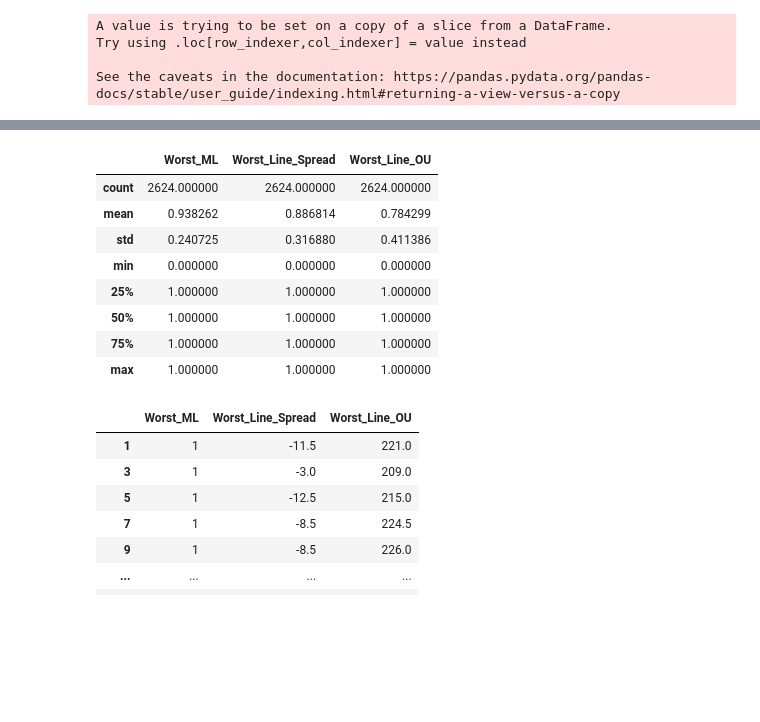
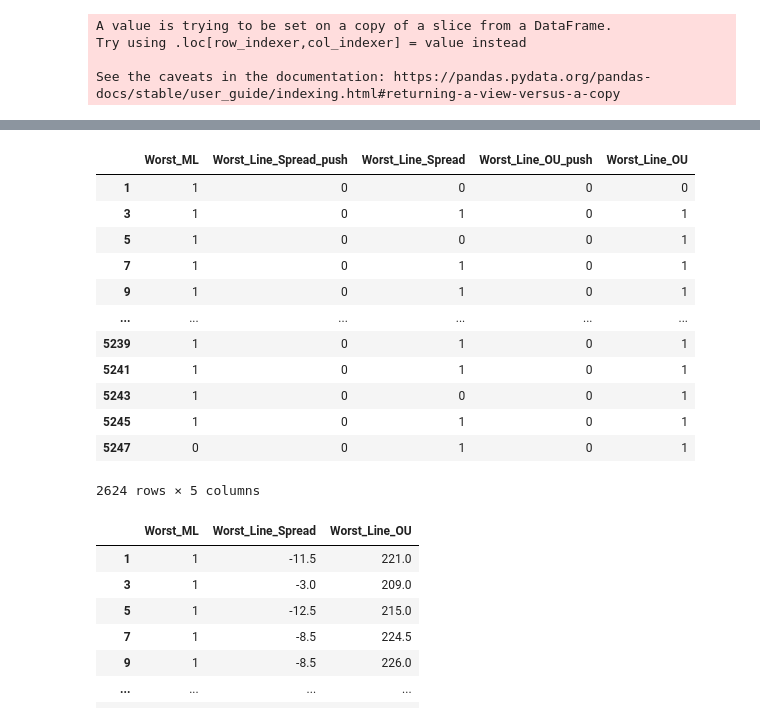
Before and after one commit to kyle-rgb/NBA_Sportsbook_Project, a Jupyter notebook: notebooks/Model_Stage.ipynb, the cells around one changed output, grey strips where cells are left out. Drawn from its saved outputs; the diff is of its cells as text; code cells hidden in the pictures; blank space fills up the shorter version.

Commit message:
Updated README.md and Added Code for Model Evaluation For Each Metric Across All Books

```diff
--- a/notebooks/Model_Stage.ipynb
+++ b/notebooks/Model_Stage.ipynb
@@ -899,6 +901,8 @@ model_markets = model_markets.rename(columns={f"{point_estimate}_ML_x": f"{point
 
 market_cols = ["Bovada", "Heritage", "Betonline", "Pinnacle", "Open", "Average", "Best", "Worst"]
 markets_regex = re.compile("|".join([x for x in market_cols]))
+summary_matrix = pd.DataFrame()
+i = 0
 for book in market_cols:
     # Grab lines of Given Market
     book_projections = df_w_models_fixed.query("home_team_bin == 1").loc[:, [book + x for x in ["_ML", "_Line_Spread", "_Line_OU"]]]
@@ -914,20 +918,39 @@ for book in market_cols:
         if "_ML" not in market_metric: # Spread and Total
             my_pick = (my_projections[markets_regex.sub(point_estimate, market_metric)] < book_projections[market_metric]).astype("int32")
             reality = (ground_truth[markets_regex.sub("", market_metric)] < book_projections[market_metric]).astype("int32")
-            #market_decision_matrix[f"{market_metric}_push"] = (ground_truth[markets_regex.sub("", market_metric)] == book_projections[market_metric]).astype("int32")
+            # Handle Pushes
+            push_check = (ground_truth[markets_regex.sub("", market_metric)] == book_projections[market_metric]).astype("int32")
+            # Aggregate to Get Wins, Losses and Pushes
         else:
             my_pick = my_projections[markets_regex.sub(point_estimate, market_metric)] == book_projections[market_metric].astype("int32")
             reality = ground_truth[markets_regex.sub("", market_metric)] == book_projections[market_metric].astype("int32")
-        market_decision_matrix[market_metric] = (my_pick == reality).astype("int32")
-        # From This Binary Matrix I would Like to get back a dataframe with (wins, losses, pushes), winning percentages and come up with a system to input a unit amount and get back a winning/losing amount
 
-        # Use matrix to aggregate record for all metrics with an account for pushes :: (wins, losses, push)
+        conditions_list = [((push_check == 0) & (my_pick == reality)), ((push_check == 0) & (my_pick != reality)), (push_check == 1)]
+        market_decision_matrix[market_metric] = np.select(condlist=conditions_list, choicelist=["W", "L", "P"]) # for Wins, Loss, Pushes counts and Associated Percentages
+        summary_matrix.loc[i, ["book"]] = book
+        summary_matrix.loc[i, ["metric"]] = market_metric
+        summary_matrix.loc[i, ["games"]] = market_decision_matrix[market_metric].count()
+        summary_matrix.loc[i, ["wins"]] = market_decision_matrix[market_metric].value_counts().W
+        summary_matrix.loc[i, ["losses"]] = market_decision_matrix[market_metric].value_counts().L
+        summary_matrix.loc[i, ["pushes"]] = market_decision_matrix[market_metric].value_counts().P
+        summary_matrix.loc[i, ["winning_percentage"]] = market_decision_matrix[market_metric].value_counts().W / market_decision_matrix[market_metric].count()
+        summary_matrix.loc[i, ["losing_percentage"]] = market_decision_matrix[market_metric].value_counts().L / market_decision_matrix[market_metric].count()
+        summary_matrix.loc[i, ["push_percentage"]] = market_decision_matrix[market_metric].value_counts().P / market_decision_matrix[market_metric].count()
+        i+=1
+        # 2. Given Unit variable, use my selection to pick out the odds appropiate to that selection
+            # (way you can do this is to use certain pick as psuedo home_team_bin selectior and Pick Associated Odds With it)
 
-        # Sum for Wins, Losses, Pushes
+        # 3. And Then Use Unit variable x binary selection results to turn graded wagers matrix into a dollar equivalent.
+            # From This Binary Matrix I would Like to get back a dataframe with (wins, losses, pushes), winning percentages and come up with a system to input a unit amount and get back a winning/losing amount
 
-        # Mean for Winning Percentage, Loss Percentage and Push Percentage
+            # Use matrix to aggregate record for all metrics with an account for pushes :: (wins, losses, push)
 
-        # Use matrix of picks for a specific book and the home team and grab the book's offered line for this specific market. Use decision matrix to figure pick out, then multiply odds and unit amount to get a dollar winnings amount for this game.
+            # Sum for Wins, Losses, Pushes
+
+            # Mean for Winning Percentage, Loss Percentage and Push Percentage
+
+            # Use matrix of picks for a specific book and the home team and grab the book's offered line for this specific market. Use decision matrix to figure pick out,
+            # then multiply odds and unit amount to get a dollar winnings amount for this game.
 # %% [output]
 A value is trying to be set on a copy of a slice from a DataFrame.
 Try using .loc[row_indexer,col_indexer] = value instead
@@ -948,15 +1010,19 @@ market_decision_matrix.describe()
 # %%
-market_decision_matrix.describe()
+market_decision_matrix
 # %% [output]
-|  | Worst_ML | Worst_Line_Spread | Worst_Line_OU |
-| count | 2624.000000 | 2624.000000 | 2624.000000 |
-| mean | 0.938262 | 0.886814 | 0.784299 |
-| std | 0.240725 | 0.316880 | 0.411386 |
-| min | 0.000000 | 0.000000 | 0.000000 |
-| 25% | 1.000000 | 1.000000 | 1.000000 |
-| 50% | 1.000000 | 1.000000 | 1.000000 |
-| 75% | 1.000000 | 1.000000 | 1.000000 |
-| max | 1.000000 | 1.000000 | 1.000000 |
+|  | Worst_ML | Worst_Line_Spread_push | Worst_Line_Spread | Worst_Line_OU_push | Worst_Line_OU |
+| 1 | 1 | 0 | 0 | 0 | 0 |
+| 3 | 1 | 0 | 1 | 0 | 1 |
+| 5 | 1 | 0 | 0 | 0 | 1 |
+| 7 | 1 | 0 | 1 | 0 | 1 |
+| 9 | 1 | 0 | 1 | 0 | 1 |
+| ... | ... | ... | ... | ... | ... |
+| 5239 | 1 | 0 | 1 | 0 | 1 |
+| 5241 | 1 | 0 | 1 | 0 | 1 |
+| 5243 | 1 | 0 | 0 | 0 | 1 |
+| 5245 | 1 | 0 | 1 | 0 | 1 |
+| 5247 | 0 | 0 | 1 | 0 | 1 |
+2624 rows × 5 columns
 # %%
 book_projections
 # %% [output]
```
Also changed, not shown: parts of 6 cells of this notebook.
